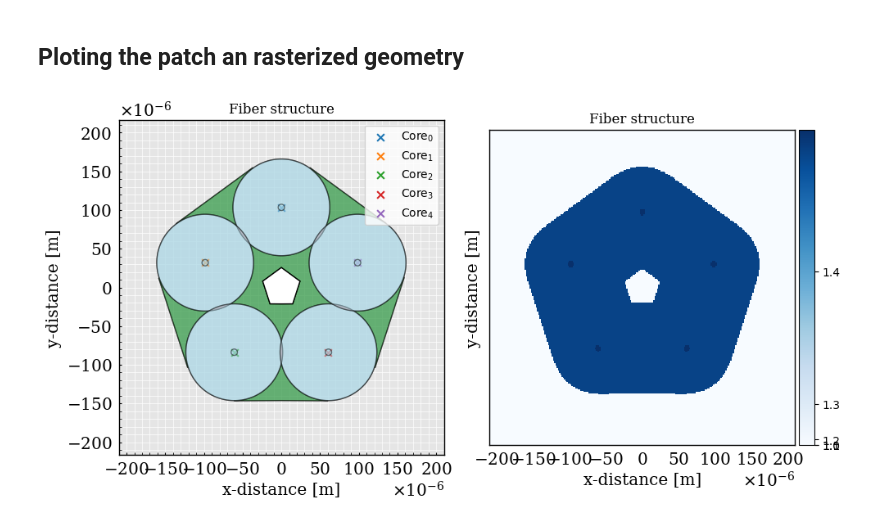
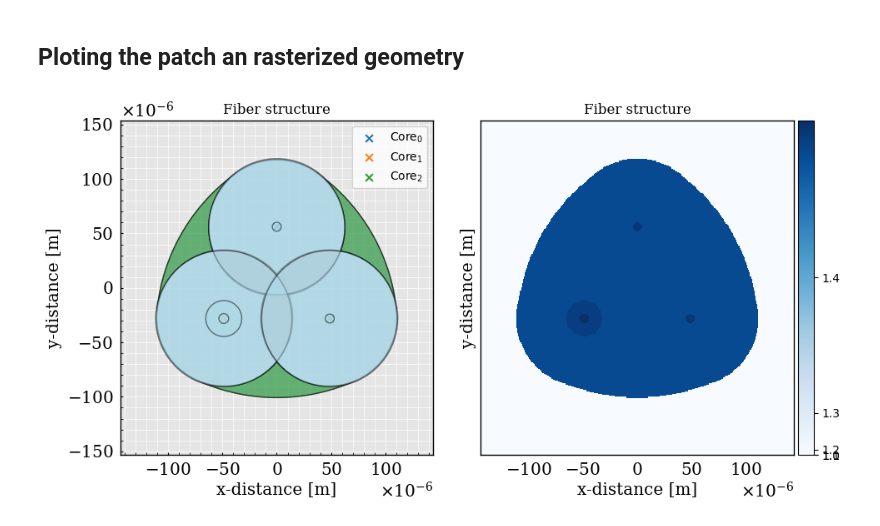
Before and after one commit to MartinPdeS/FiberFusing, a Jupyter notebook: notebook.ipynb, the cells around one changed output. Drawn from its saved outputs; the diff is of its cells as text; code cells hidden in the pictures.

```diff
--- a/notebook.ipynb
+++ b/notebook.ipynb
@@ -34,2 +15,16 @@ fibers = [
+# %%
+air_background = BackGround(refractive_index=1.0)
+
+profile = Profile()
+
+profile.add_structure(
+    structure_type=StructureType.CIRCULAR,
+    number_of_fibers=3,
+    fusion_degree=0.4,
+    fiber_radius=62.5e-6,
+    compute_fusing=True
+)
+
+profile.refractive_index = 1.4444  # Refractive index of silica at the specified wavelength
 # %% [markdown]
 ## Defining the geometry object
@@ -48,6 +31,24 @@ geometry.add_fiber(*fibers)
+# %%
+fiber_loader = FiberLoader()
+
+fiber_0 = fiber_loader.load_fiber('SMF28', clad_refractive_index=profile.refractive_index, position=profile.cores[0])
+fiber_1 = fiber_loader.load_fiber('DCF1300S_33', clad_refractive_index=profile.refractive_index, position=profile.cores[1])
+fiber_2 = fiber_loader.load_fiber('SMF28', clad_refractive_index=profile.refractive_index, position=profile.cores[2])
+
+fibers = [fiber_0, fiber_1, fiber_2]
 # %% [markdown]
 ## Ploting the patch an rasterized geometry
-# %%
-geometry.plot(show_mesh=True)
-# %% [output]
-[figure, removed]
+# %%
+geometry = Geometry(
+    x_bounds=DomainAlignment.CENTERING,
+    y_bounds=DomainAlignment.CENTERING,
+    resolution=350
+)
+
+geometry.add_structure(air_background, profile, *fibers)
+
+geometry.initialize()
+
+_ = geometry.plot(show_patch=True)
+# %% [output]
+[figure, added]
```
Also changed, not shown: parts of 3 cells of this notebook.
